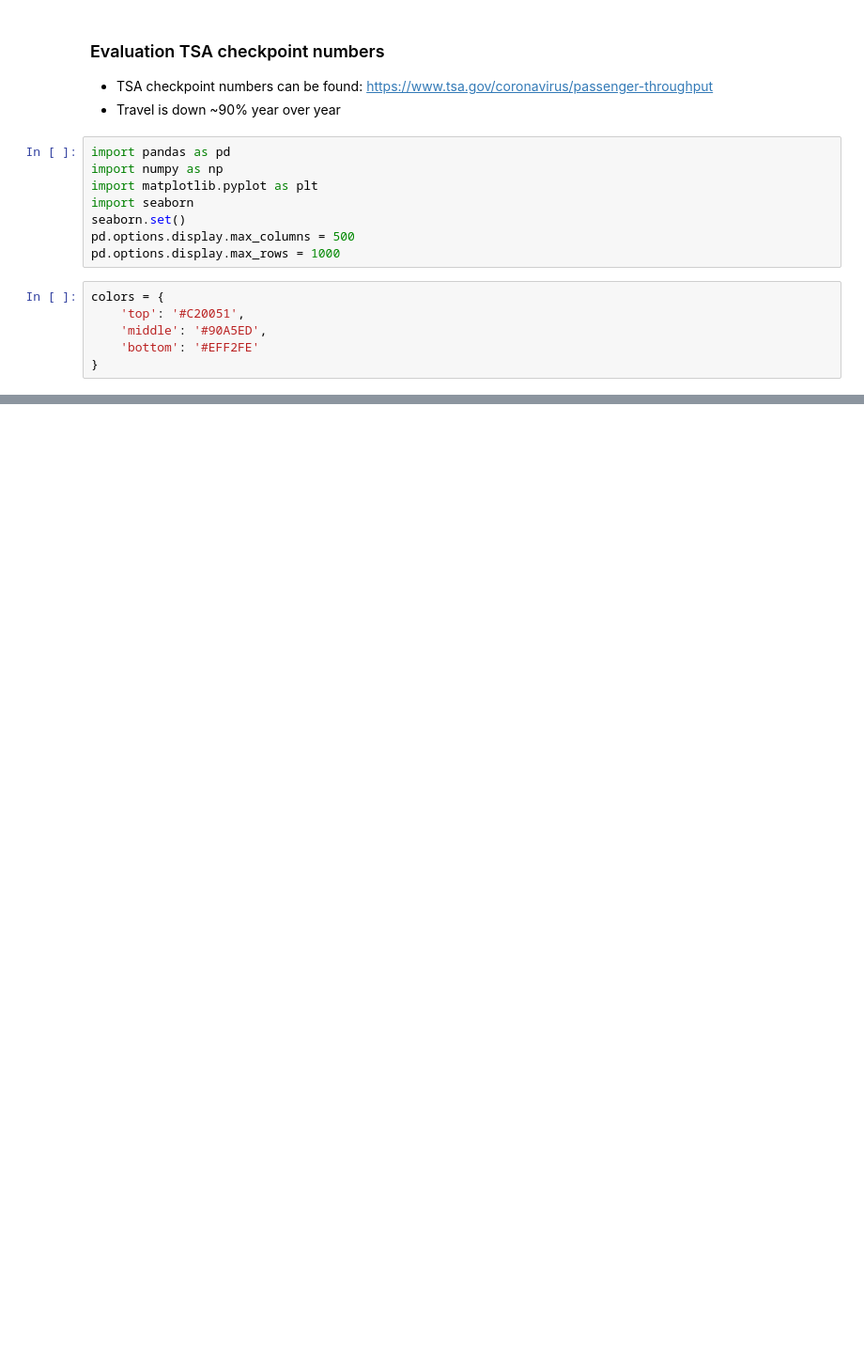
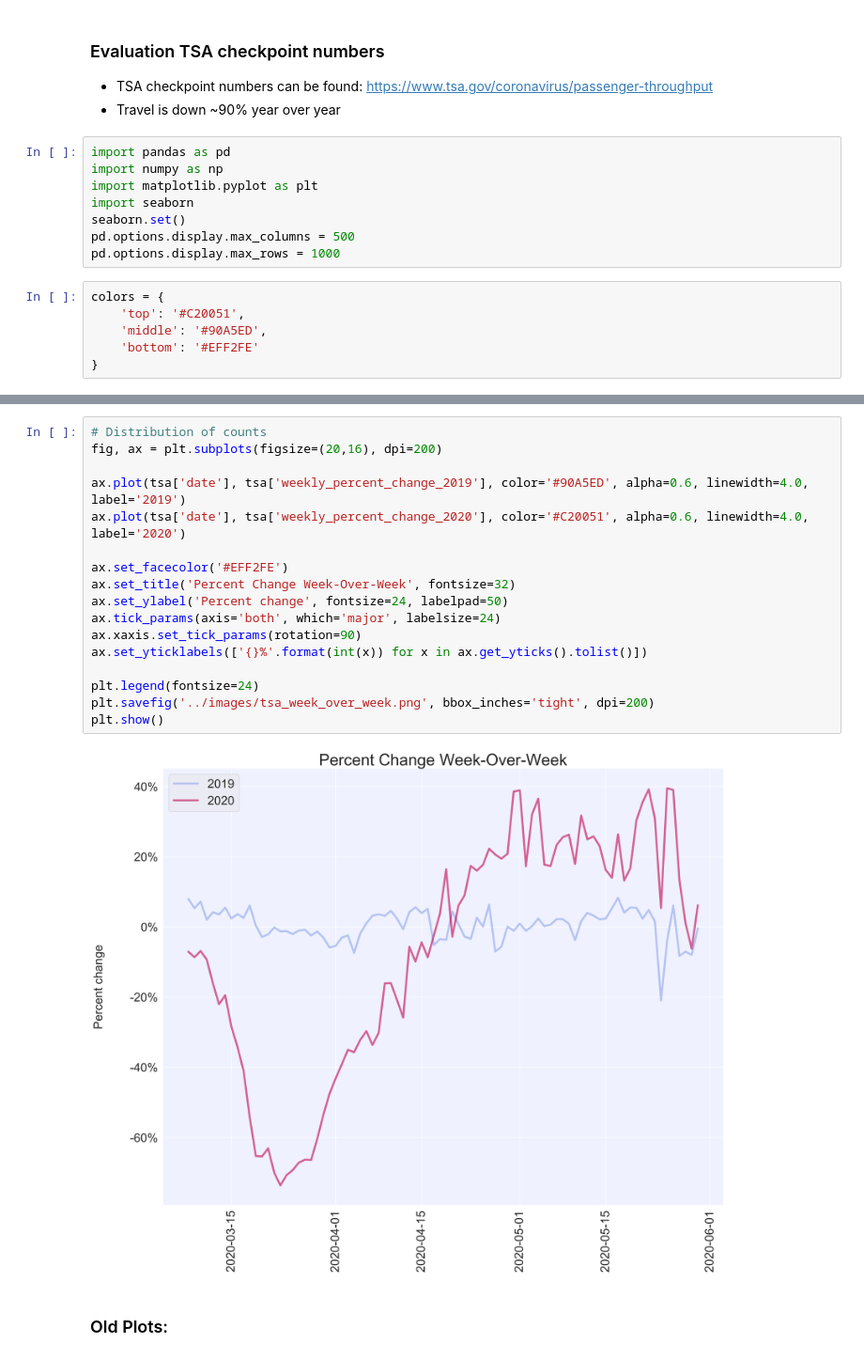
Before and after one commit to jdemeo/SARS-CoV-2, a Jupyter notebook: notebooks/tsa_numbers.ipynb, the cells around one changed output, grey strips where cells are left out. Shown at 94% size. Cells and saved outputs as stored; diff of their text form; blank space fills up the shorter version.

```diff
--- a/notebooks/tsa_numbers.ipynb
+++ b/notebooks/tsa_numbers.ipynb
@@ -93 +78,22 @@ plt.show()
+# %%
+# Distribution of counts
+fig, ax = plt.subplots(figsize=(20,16), dpi=200)
+
+ax.plot(tsa['date'], tsa['weekly_percent_change_2019'], color='#90A5ED', alpha=0.6, linewidth=4.0, label='2019')
+ax.plot(tsa['date'], tsa['weekly_percent_change_2020'], color='#C20051', alpha=0.6, linewidth=4.0, label='2020')
+
+ax.set_facecolor('#EFF2FE')
+ax.set_title('Percent Change Week-Over-Week', fontsize=32)
+ax.set_ylabel('Percent change', fontsize=24, labelpad=50)
+ax.tick_params(axis='both', which='major', labelsize=24)
+ax.xaxis.set_tick_params(rotation=90)
+ax.set_yticklabels(['{}%'.format(int(x)) for x in ax.get_yticks().tolist()])
+
+plt.legend(fontsize=24)
+plt.savefig('../images/tsa_week_over_week.png', bbox_inches='tight', dpi=200)
+plt.show()
+# %% [output]
+[figure, added]
+# %% [markdown]
+### Old Plots:
 # %%
```
Also changed, not shown: parts of 7 cells of this notebook.
